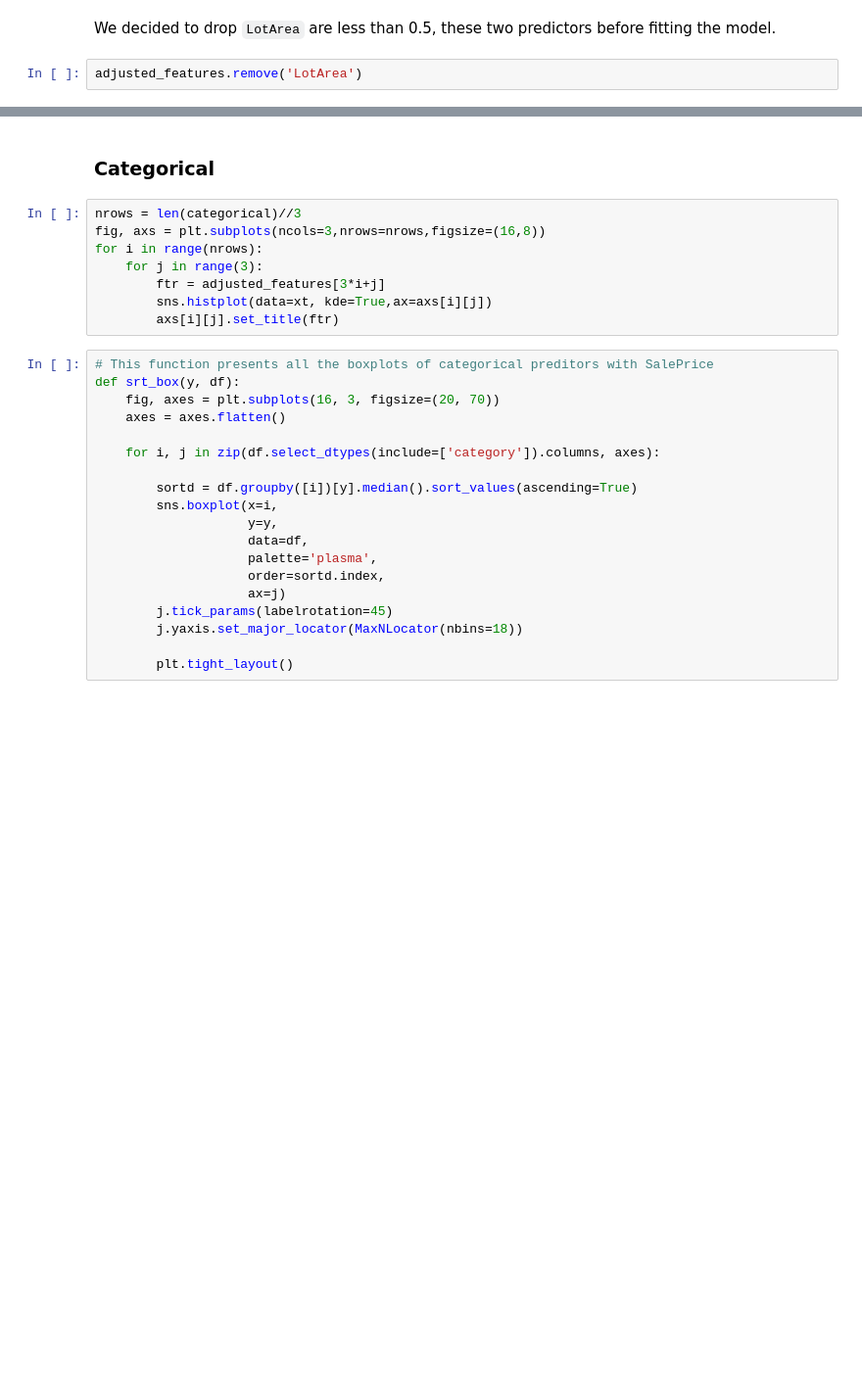
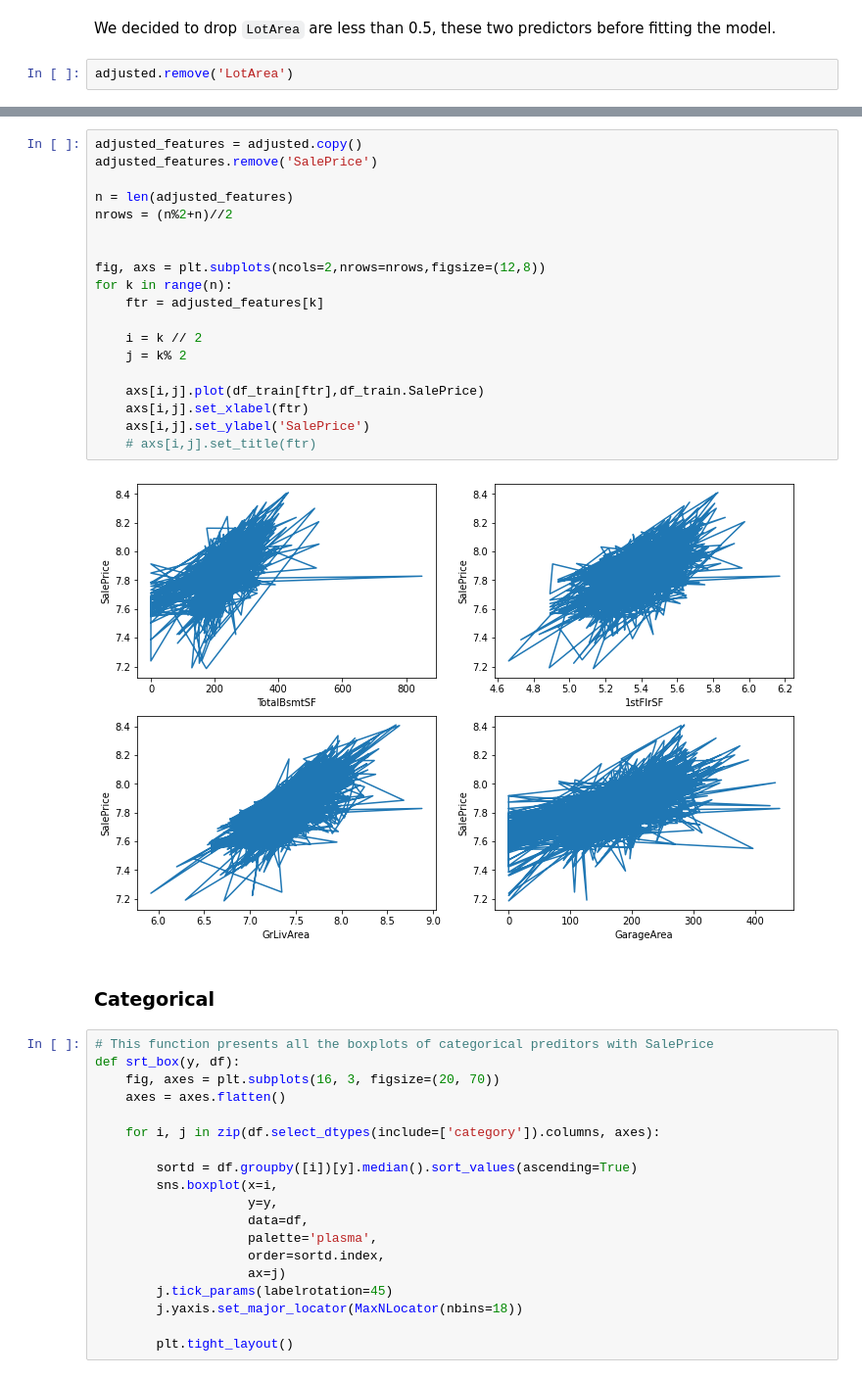
Before and after one commit to yd124/STA663FinalProject, a Jupyter notebook: EDA.ipynb, the cells around one changed output, grey strips where cells are left out. Shown at 98% size. Drawn from its saved outputs; the diff is of its cells as text; blank space fills up the shorter version.

```diff
--- a/EDA.ipynb
+++ b/EDA.ipynb
@@ -92,5 +95,5 @@ g = sns.heatmap(corrmat,annot=True,cmap="RdYlGn_r")
 # %% [markdown]
 We decided to drop `LotArea` are less than 0.5,  these two predictors before fitting the model.
 # %%
-adjusted_features.remove('LotArea')
+adjusted.remove('LotArea')
 # %%
@@ -98,15 +101,28 @@ adjusted_features
 # %% [output]
 ['TotalBsmtSF', '1stFlrSF', 'GrLivArea', 'GarageArea', 'SalePrice']
+# %%
+adjusted_features = adjusted.copy()
+adjusted_features.remove('SalePrice')
+
+n = len(adjusted_features)
+nrows = (n%2+n)//2
+
+
+fig, axs = plt.subplots(ncols=2,nrows=nrows,figsize=(12,8))
+for k in range(n):
+    ftr = adjusted_features[k]
+
+    i = k // 2
+    j = k% 2
+
+    axs[i,j].plot(df_train[ftr],df_train.SalePrice)
+    axs[i,j].set_xlabel(ftr)
+    axs[i,j].set_ylabel('SalePrice')
+    # axs[i,j].set_title(ftr)
+# %% [output]
+[figure, added]
 # %% [markdown]
 ### Categorical
-# %%
-nrows = len(categorical)//3
-fig, axs = plt.subplots(ncols=3,nrows=nrows,figsize=(16,8))
-for i in range(nrows):
-    for j in range(3):
-        ftr = adjusted_features[3*i+j]
-        sns.histplot(data=xt, kde=True,ax=axs[i][j])
-        axs[i][j].set_title(ftr)
 # %%
 # This function presents all the boxplots of categorical preditors with SalePrice
 def srt_box(y, df):
```
Also changed, not shown: parts of 24 cells of this notebook.
